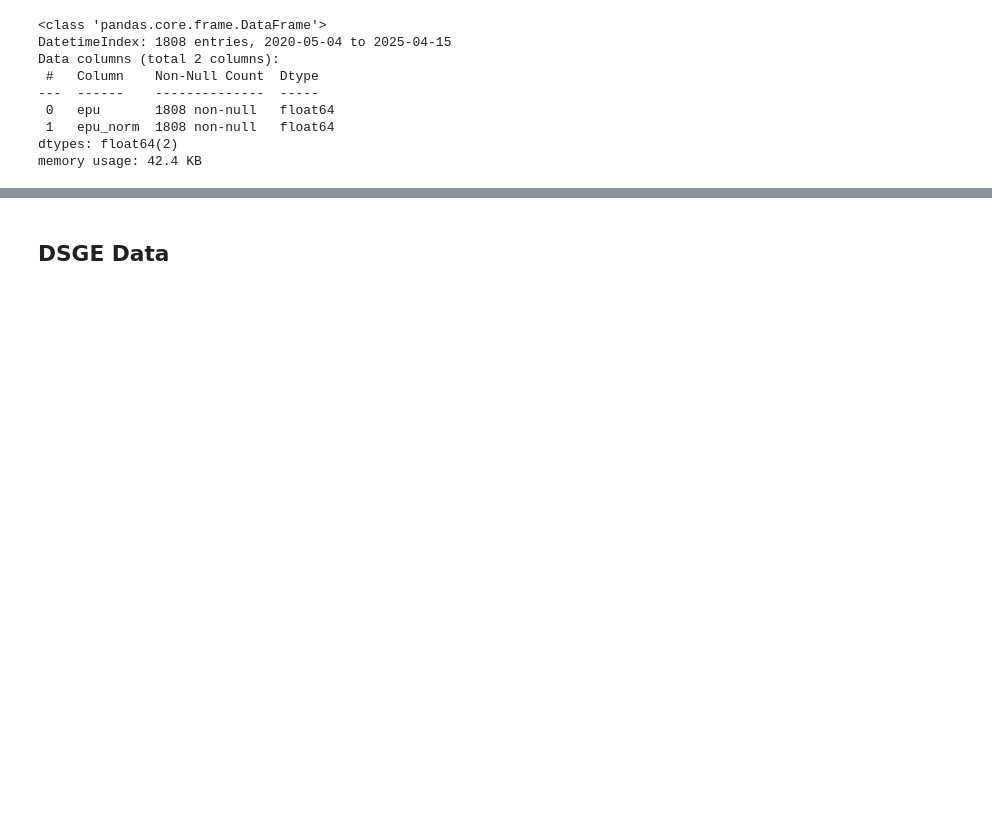
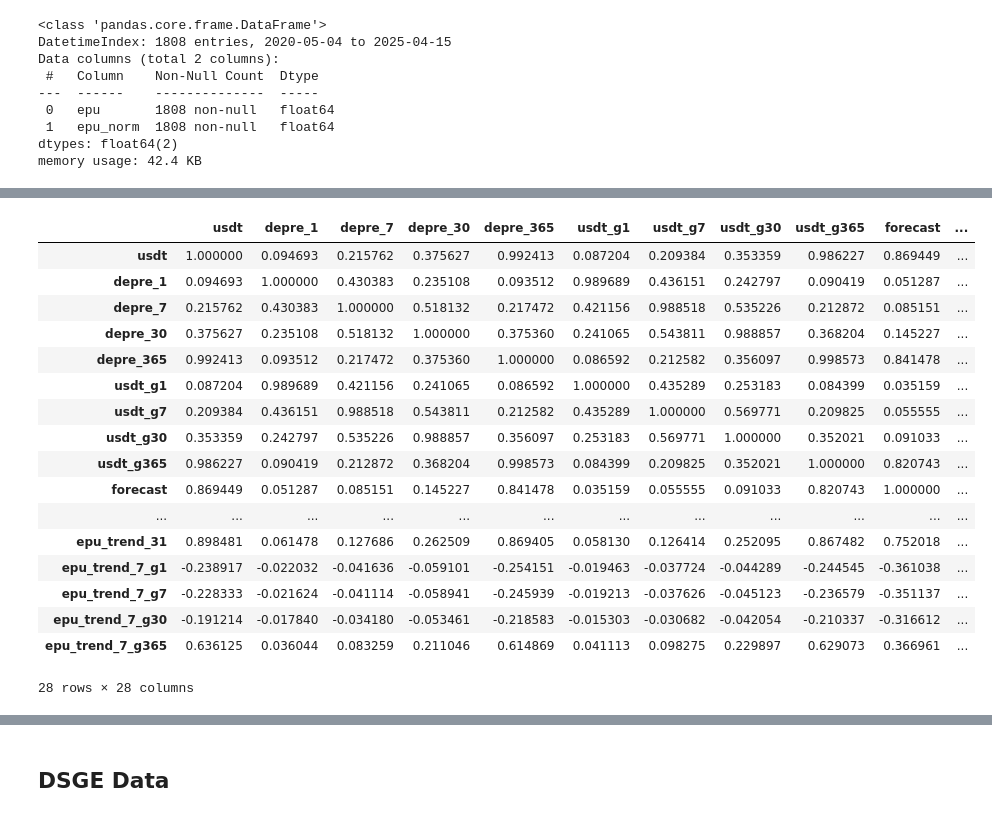
Before and after one commit to osmarbolivar/Sentiment-Analysis-Criptocurrency, a Jupyter notebook: Data.ipynb, the cells around one changed output, grey strips where cells are left out. Drawn from its saved outputs; the diff is of its cells as text; code cells hidden in the pictures; blank space fills up the shorter version.

```diff
--- a/Data.ipynb
+++ b/Data.ipynb
@@ -38,0 +79,16 @@ memory usage: 13.0 KB
+# %%
+usdt_day = pd.read_excel('./DATA/DAILY_USDT.xlsx', index_col=0)
+# Interpolate USDT missing values
+usdt_day['usdt'].interpolate(method='time', inplace=True)
+
+usdt_day['depre_1'] = usdt_day['usdt'] - usdt_day['usdt'].shift(1)
+usdt_day['depre_7'] = usdt_day['usdt'] - usdt_day['usdt'].shift(7)
+usdt_day['depre_30'] = usdt_day['usdt'] - usdt_day['usdt'].shift(30)
+usdt_day['depre_365'] = usdt_day['usdt'] - usdt_day['usdt'].shift(365)
+
+usdt_day['usdt_g1'] = (usdt_day['usdt'].pct_change(1)) * 100
+usdt_day['usdt_g7'] = (usdt_day['usdt'].pct_change(7)) * 100
+usdt_day['usdt_g30'] = (usdt_day['usdt'].pct_change(30)) * 100
+usdt_day['usdt_g365'] = (usdt_day['usdt'].pct_change(365)) * 100
+
+usdt_day.info()
@@ -597,0 +288,22 @@ data_bsvar['dln_sent'] = data_bsvar['ln_sent'] - data_bsvar['ln_sent'].shift(1)
+# %%
+daily_correlation_matrix = daily_df.corr()
+daily_correlation_matrix
+# %% [output]
+|  | usdt | depre_1 | depre_7 | depre_30 | depre_365 | usdt_g1 | usdt_g7 | usdt_g30 | usdt_g365 | forecast | ... |
+| usdt | 1.000000 | 0.094693 | 0.215762 | 0.375627 | 0.992413 | 0.087204 | 0.209384 | 0.353359 | 0.986227 | 0.869449 | ... |
+| depre_1 | 0.094693 | 1.000000 | 0.430383 | 0.235108 | 0.093512 | 0.989689 | 0.436151 | 0.242797 | 0.090419 | 0.051287 | ... |
+| depre_7 | 0.215762 | 0.430383 | 1.000000 | 0.518132 | 0.217472 | 0.421156 | 0.988518 | 0.535226 | 0.212872 | 0.085151 | ... |
+| depre_30 | 0.375627 | 0.235108 | 0.518132 | 1.000000 | 0.375360 | 0.241065 | 0.543811 | 0.988857 | 0.368204 | 0.145227 | ... |
+| depre_365 | 0.992413 | 0.093512 | 0.217472 | 0.375360 | 1.000000 | 0.086592 | 0.212582 | 0.356097 | 0.998573 | 0.841478 | ... |
+| usdt_g1 | 0.087204 | 0.989689 | 0.421156 | 0.241065 | 0.086592 | 1.000000 | 0.435289 | 0.253183 | 0.084399 | 0.035159 | ... |
+| usdt_g7 | 0.209384 | 0.436151 | 0.988518 | 0.543811 | 0.212582 | 0.435289 | 1.000000 | 0.569771 | 0.209825 | 0.055555 | ... |
+| usdt_g30 | 0.353359 | 0.242797 | 0.535226 | 0.988857 | 0.356097 | 0.253183 | 0.569771 | 1.000000 | 0.352021 | 0.091033 | ... |
+| usdt_g365 | 0.986227 | 0.090419 | 0.212872 | 0.368204 | 0.998573 | 0.084399 | 0.209825 | 0.352021 | 1.000000 | 0.820743 | ... |
+| forecast | 0.869449 | 0.051287 | 0.085151 | 0.145227 | 0.841478 | 0.035159 | 0.055555 | 0.091033 | 0.820743 | 1.000000 | ... |
+| ... | ... | ... | ... | ... | ... | ... | ... | ... | ... | ... | ... |
+| epu_trend_31 | 0.898481 | 0.061478 | 0.127686 | 0.262509 | 0.869405 | 0.058130 | 0.126414 | 0.252095 | 0.867482 | 0.752018 | ... |
+| epu_trend_7_g1 | -0.238917 | -0.022032 | -0.041636 | -0.059101 | -0.254151 | -0.019463 | -0.037724 | -0.044289 | -0.244545 | -0.361038 | ... |
+| epu_trend_7_g7 | -0.228333 | -0.021624 | -0.041114 | -0.058941 | -0.245939 | -0.019213 | -0.037626 | -0.045123 | -0.236579 | -0.351137 | ... |
+| epu_trend_7_g30 | -0.191214 | -0.017840 | -0.034180 | -0.053461 | -0.218583 | -0.015303 | -0.030682 | -0.042054 | -0.210337 | -0.316612 | ... |
+| epu_trend_7_g365 | 0.636125 | 0.036044 | 0.083259 | 0.211046 | 0.614869 | 0.041113 | 0.098275 | 0.229897 | 0.629073 | 0.366961 | ... |
+28 rows × 28 columns
```
Also changed, not shown: parts of 84 cells of this notebook, 7 other files.
